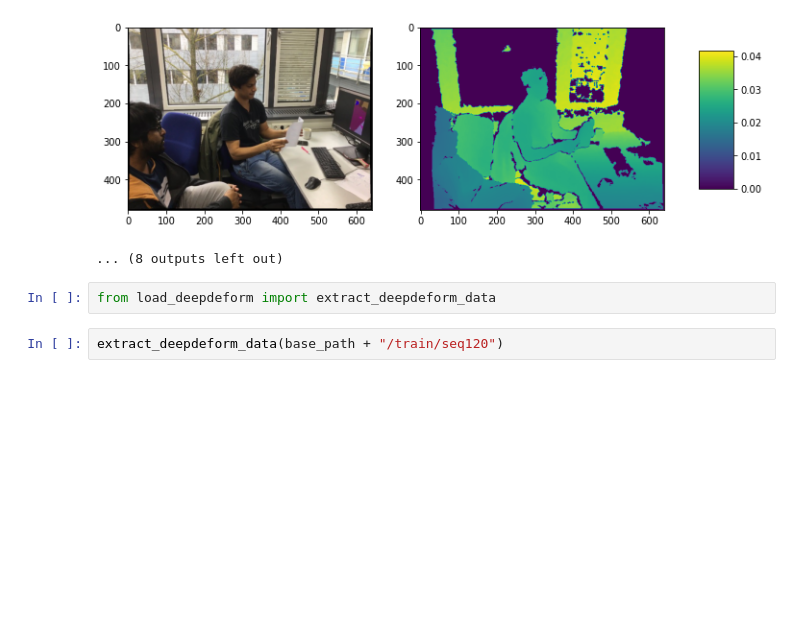
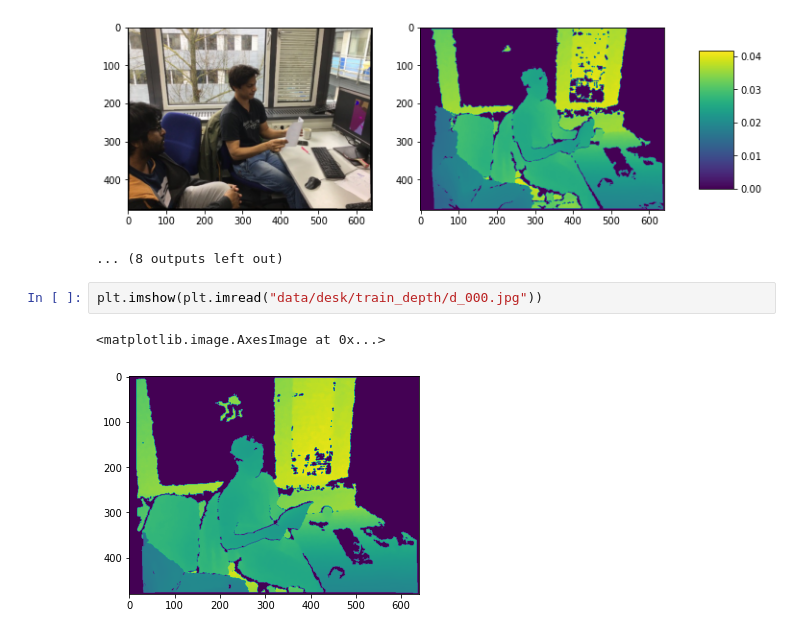
Before and after one commit to philippwulff/DGD-NeRF, a Jupyter notebook: eda_deepdeform.ipynb, the cells around one changed output. Saved outputs shown, nothing was run; the diff lists cells and outputs as text; blank space fills up the shorter version.

```diff
--- a/eda_deepdeform.ipynb
+++ b/eda_deepdeform.ipynb
@@ -128,7 +131,8 @@ for i in range(100, 150, 5):
 000125:
 [figure]
 ... (8 outputs left out)
-# %%
-from load_deepdeform import extract_deepdeform_data
-# %%
-extract_deepdeform_data(base_path + "/train/seq120")
+# %%
+plt.imshow(plt.imread("data/desk/train_depth/d_000.jpg"))
+# %% [output]
+<matplotlib.image.AxesImage at 0x...>
+[figure, added]
```
Also changed, not shown: parts of 1 cell of this notebook, 1 other file.
